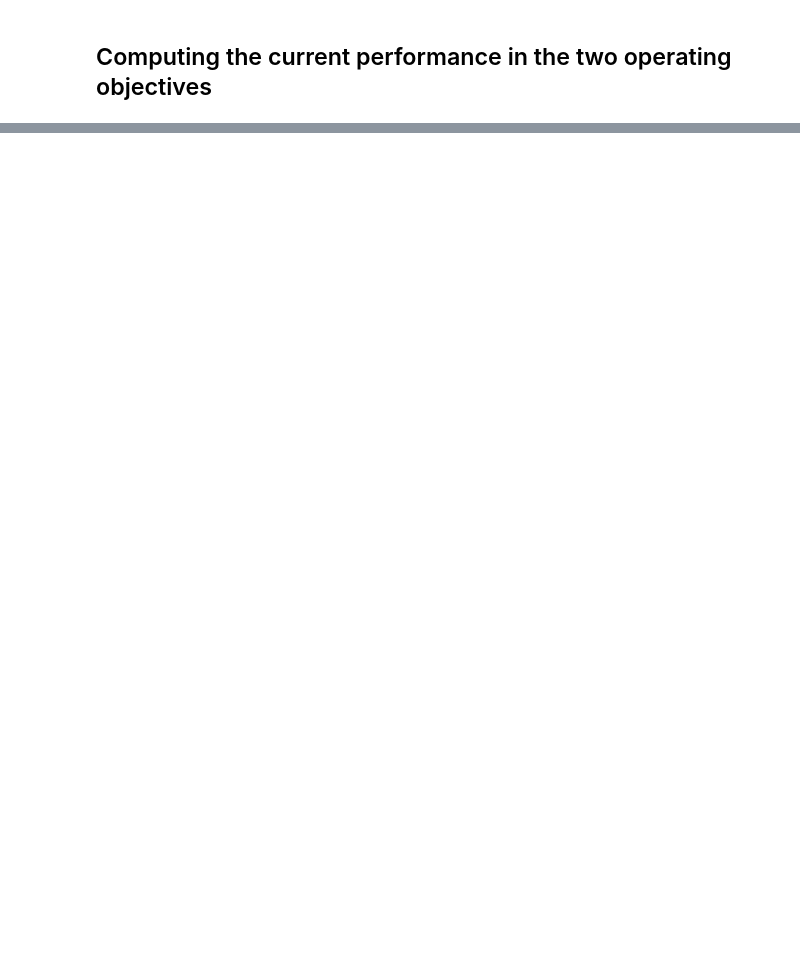
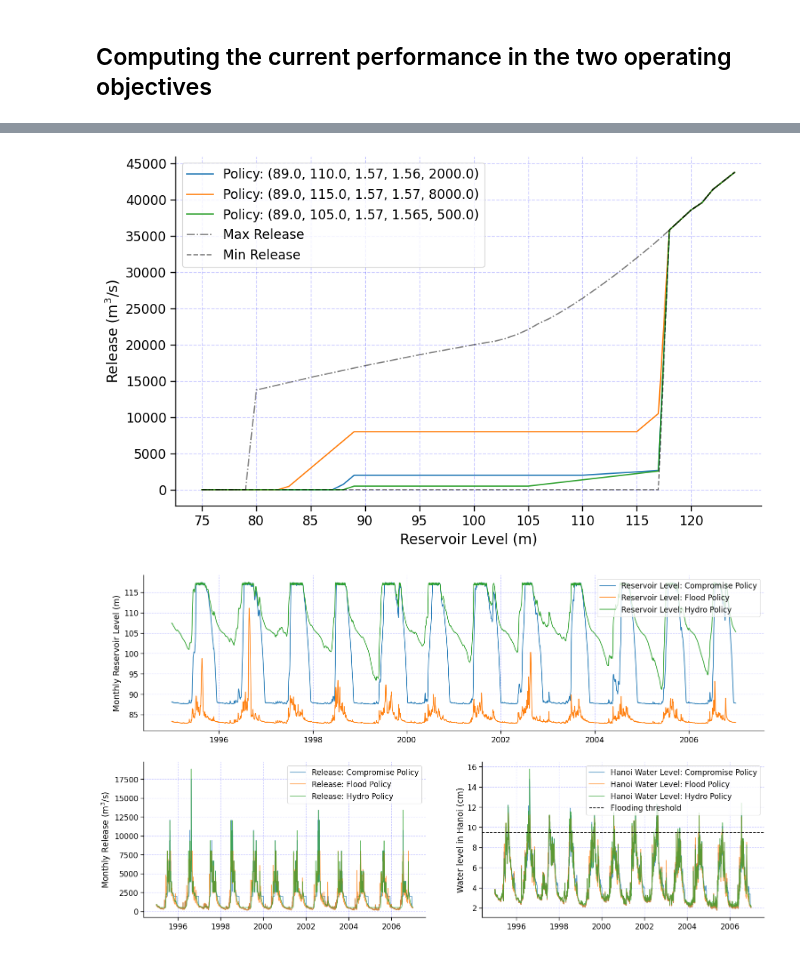
Before and after one commit to CooperBigFoot/optimal-wat-allocation, a Jupyter notebook: code/eda.ipynb, the cells around one changed output, grey strips where cells are left out. Cells and saved outputs as stored; diff of their text form; code cells hidden in the pictures; blank space fills up the shorter version.

```diff
--- a/code/eda.ipynb
+++ b/code/eda.ipynb
@@ -117,0 +168,24 @@ NameError: name 'simul' is not defined
+# %%
+compromise_policy_simul = process_policy(
+    path_to_policy=f"/Users/cooper/Desktop/optimal-wat-allocation/84_policies/policy_{compromise['policy']}.csv",
+    start_date=start_date,
+    end_date=end_date,
+)
+
+compromise_policy_simul = compromise_policy_simul["1995":"2006"]
+
+flood_policy_simul = process_policy(
+    path_to_policy=f"/Users/cooper/Desktop/optimal-wat-allocation/84_policies/policy_{flood['policy']}.csv",
+    start_date=start_date,
+    end_date=end_date,
+)
+
+flood_policy_simul = flood_policy_simul["1995":"2006"]
+
+hydro_policy_simul = process_policy(
+    path_to_policy=f"/Users/cooper/Desktop/optimal-wat-allocation/84_policies/policy_{hydro['policy']}.csv",
+    start_date=start_date,
+    end_date=end_date,
+)
+
+hydro_policy_simul = hydro_policy_simul["1995":"2006"]
@@ -117,0 +194,16 @@ NameError: name 'simul' is not defined
+# %%
+plot_policy(
+    policies=[compromise_policy, flood_policy, hydro_policy],
+    sys_params=sys_params,
+    output_destination="/Users/cooper/Desktop/optimal-wat-allocation/images/compromise_flood_hydro_policies.png",
+    names=["Compromise Policy", "Flood Policy", "Hydro Policy"],
+)
+
+plot_policy_ts(
+    [compromise_policy_simul, flood_policy_simul, hydro_policy_simul],
+    ["Compromise Policy", "Flood Policy", "Hydro Policy"],
+    "/Users/cooper/Desktop/optimal-wat-allocation/images/compromise_flood_hydro_TS.png",
+)
+# %% [output]
+[figure, added]
+[figure, added]
```
Also changed, not shown: parts of 16 cells of this notebook, 5 other files.
